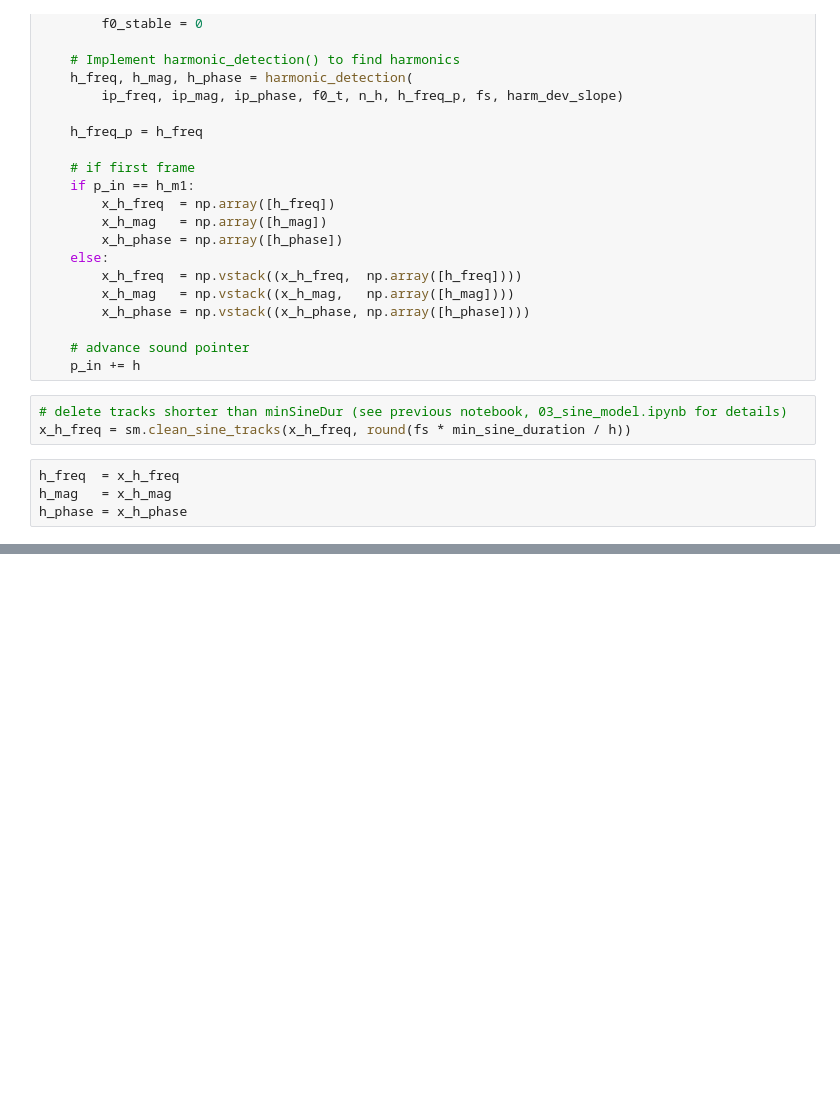
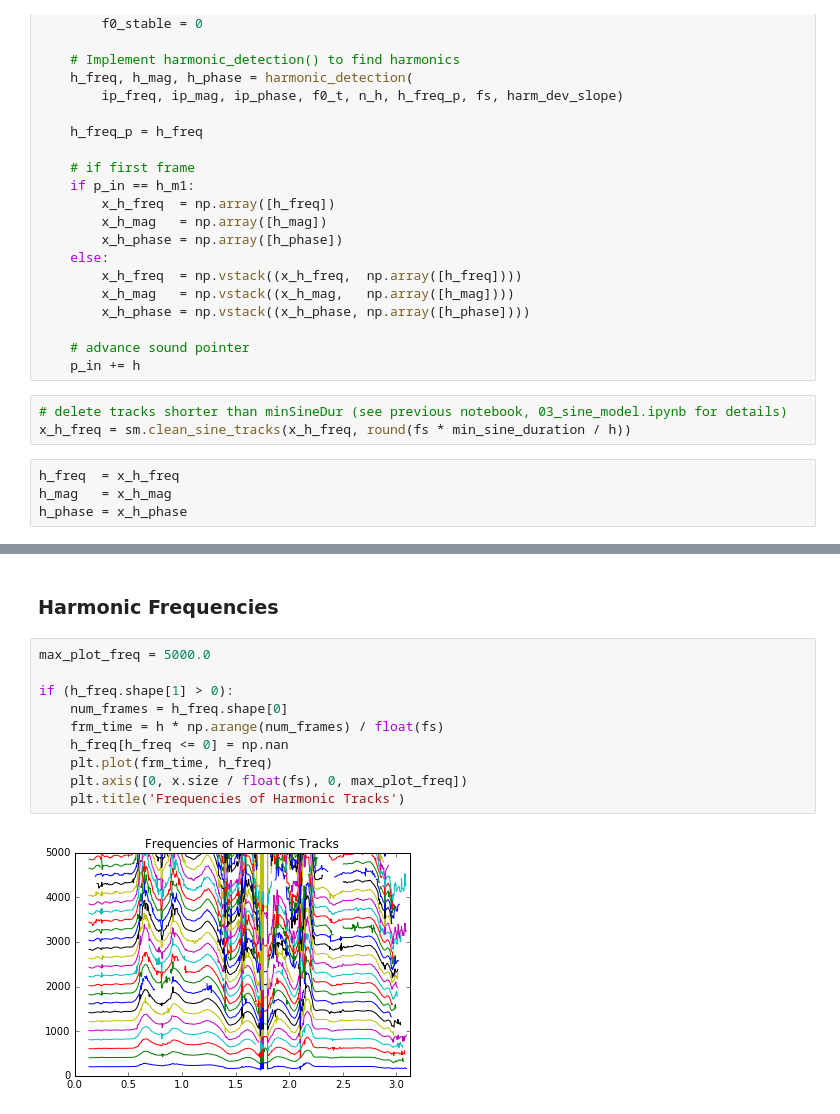
Before and after one commit to damiansp/digitalSoundProcessing, a Jupyter notebook: models/04_harmonic_model.ipynb, the cells around one changed output, grey strips where cells are left out. Saved outputs shown, nothing was run; the diff lists cells and outputs as text; blank space fills up the shorter version.

Commit message:
harmonic model notebook --fully functional

```diff
--- a/models/04_harmonic_model.ipynb
+++ b/models/04_harmonic_model.ipynb
@@ -164,0 +197,14 @@ NameError: global name 'n_s' is not defined
+# %% [markdown]
+### Harmonic Frequencies
+# %%
+max_plot_freq = 5000.0
+
+if (h_freq.shape[1] > 0):
+    num_frames = h_freq.shape[0]
+    frm_time = h * np.arange(num_frames) / float(fs)
+    h_freq[h_freq <= 0] = np.nan
+    plt.plot(frm_time, h_freq)
+    plt.axis([0, x.size / float(fs), 0, max_plot_freq])
+    plt.title('Frequencies of Harmonic Tracks')
+# %% [output]
+[figure, added]
```
Also changed, not shown: parts of 10 cells of this notebook.
